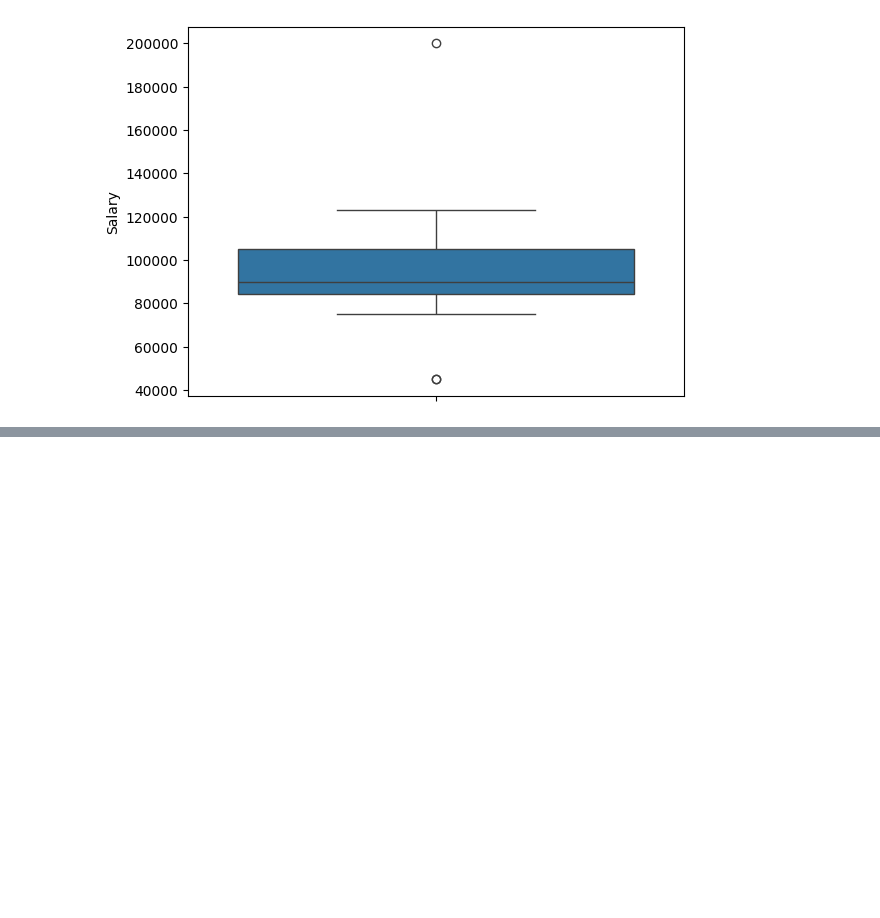
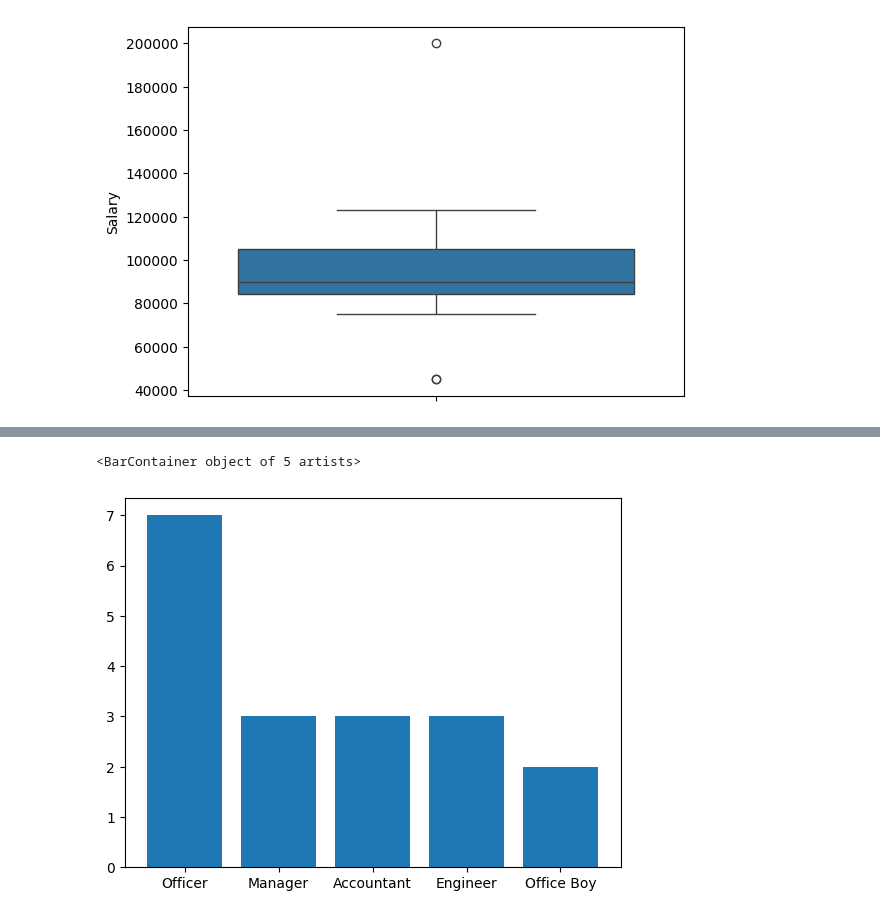
Before and after one commit to Humza134/Pandas, a Jupyter notebook: pandas/Pandas_class_2.ipynb, the cells around one changed output, grey strips where cells are left out. Drawn from its saved outputs; the diff is of its cells as text; code cells hidden in the pictures; blank space fills up the shorter version.

```diff
--- a/pandas/Pandas_class_2.ipynb
+++ b/pandas/Pandas_class_2.ipynb
@@ -85,0 +155,8 @@ sns.boxplot(data.Salary)
+# %%
+x = data['Designation'].value_counts().index
+y = data['Designation'].value_counts().values
+# %%
+plt.bar(height=y, x=x)
+# %% [output]
+<BarContainer object of 5 artists>
+[figure, added]
```
Also changed, not shown: parts of 18 cells of this notebook.
